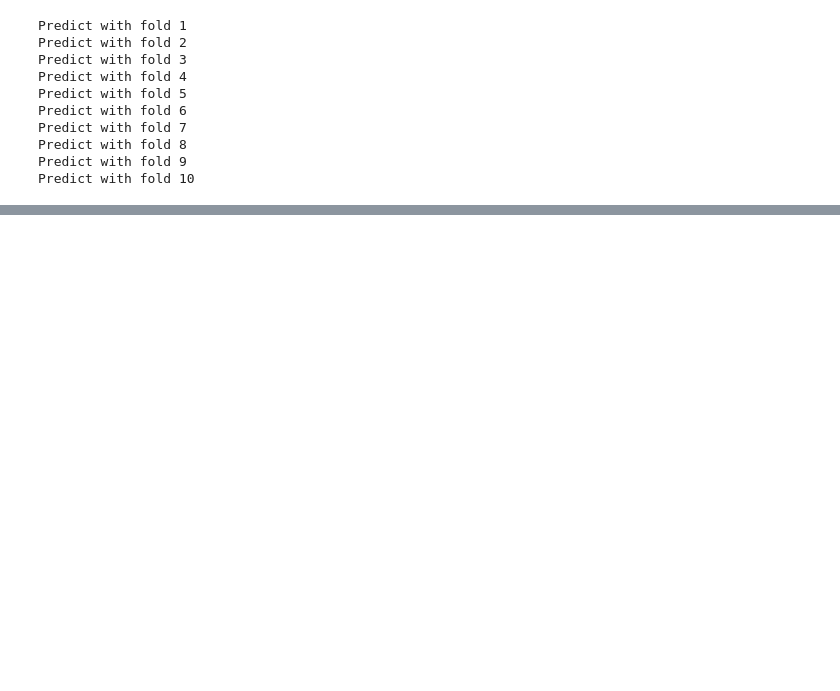
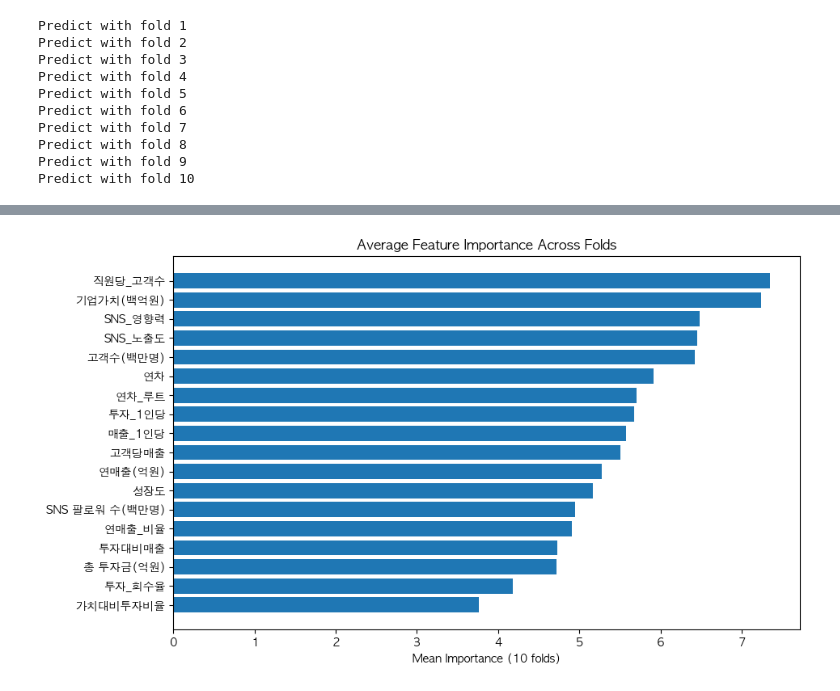
Before and after one commit to myneighborh/company-success-prediction, a Jupyter notebook: success_predictor.ipynb, the cells around one changed output, grey strips where cells are left out. Saved outputs shown, nothing was run; the diff lists cells and outputs as text; code cells hidden in the pictures; blank space fills up the shorter version.

Commit message:
Modify features, parameters

```diff
--- a/success_predictor.ipynb
+++ b/success_predictor.ipynb
@@ -261,15 +263,17 @@ cv_scores = []
 params = {
     'objective': 'reg:squarederror',
     'eval_metric': 'mae',
-    'learning_rate': 0.013595053998143234,
-    'max_depth': 15,
-    'subsample': 0.82664003985254,
-    'colsample_bytree': 0.8168889402625412,
-    'lambda': 0.015493044770611572,
-    'alpha': 0.002675519712952179,
+    'learning_rate': 0.03674126205475308,
+    'max_depth': 18,
+    'subsample': 0.9658901119807219,
+    'colsample_bytree': 0.5585452433150189,
+    'lambda': 0.06731590651355367,
+    'alpha': 0.012920079201935733,
     'tree_method': 'hist',
     'seed': 42
 }
+
+
 
 
 for fold, (train_idx, valid_idx) in enumerate(kf.split(X)):
@@ -286,7 +290,7 @@ for fold, (train_idx, valid_idx) in enumerate(kf.split(X)):
         dtrain=dtrain,
         num_boost_round=2000,
         evals=[(dtrain, 'train'), (dvalid, 'valid')],
-        early_stopping_rounds=30,
+        early_stopping_rounds=50,
         verbose_eval=100
     )
 
@@ -396,0 +397,28 @@ shap.summary_plot(shap_values, X_valid)
+# %%
+import numpy as np
+import shap
+import matplotlib.pyplot as plt
+
+# macOS: AppleGothic 설정
+plt.rcParams['font.family'] = 'AppleGothic'
+plt.rcParams['axes.unicode_minus'] = False  # 마이너스 깨짐 방지
+# 모델별 중요도 수집
+all_importances = np.array([model.get_feature_importance() for model in models])
+
+# 평균 중요도 계산
+mean_importances = np.mean(all_importances, axis=0)
+
+# 정렬
+sorted_idx = np.argsort(mean_importances)[::-1]
+sorted_features = np.array(features)[sorted_idx]
+sorted_importances = mean_importances[sorted_idx]
+
+# 시각화
+plt.figure(figsize=(10, 6))
+plt.barh(sorted_features, sorted_importances)
+plt.xlabel("Mean Importance (10 folds)")
+plt.title("Average Feature Importance Across Folds")
+plt.gca().invert_yaxis()
+plt.show()
+# %% [output]
+[figure, added]
```
Also changed, not shown: parts of 12 cells of this notebook, 1 other file.
